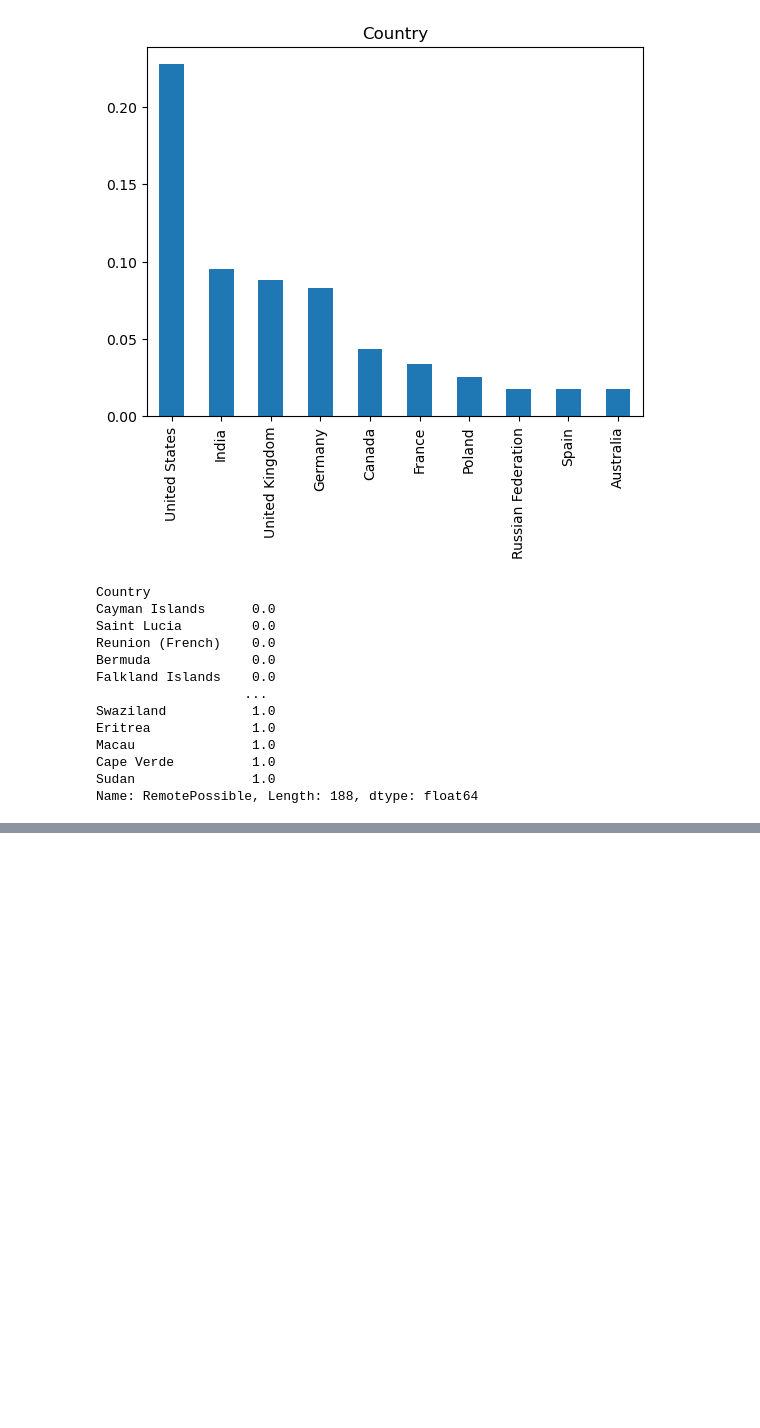
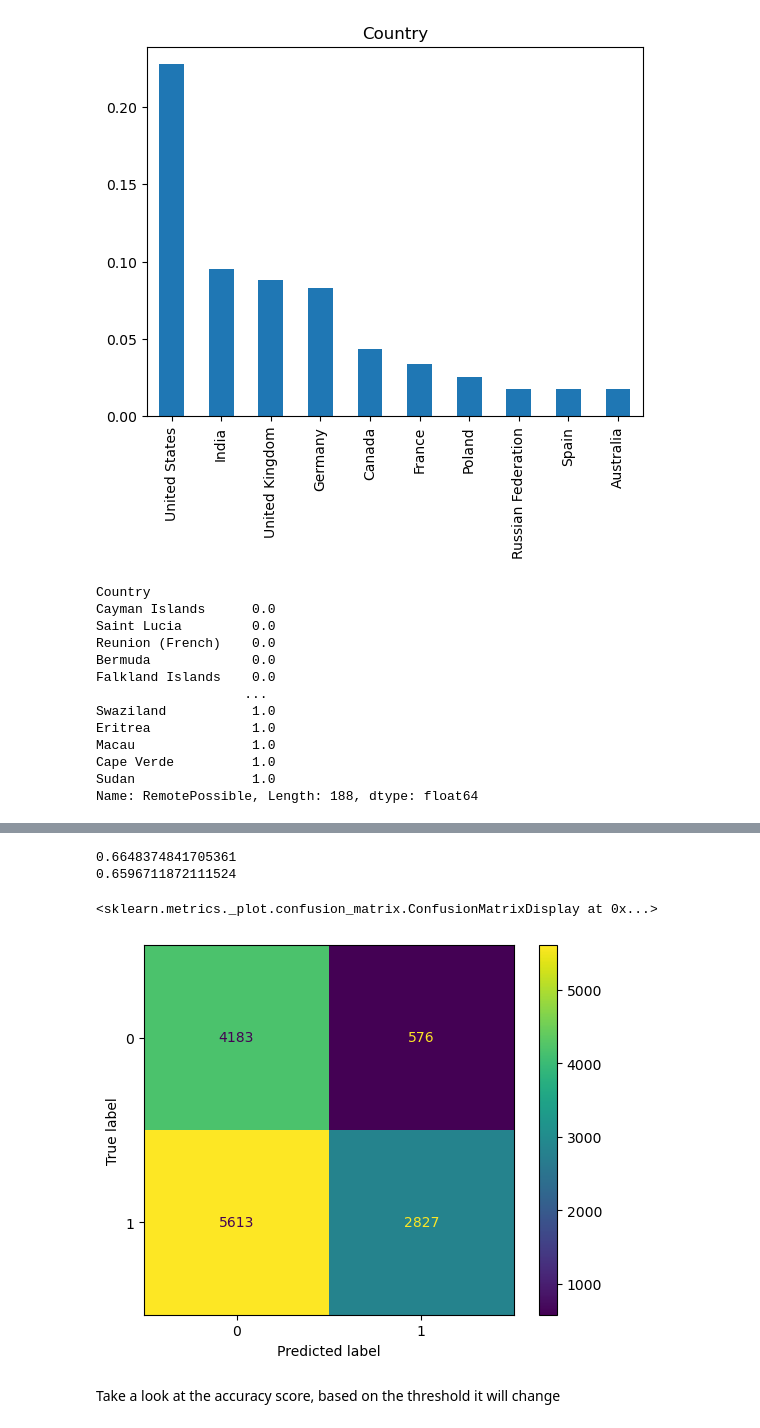
Before and after one commit to RamonaScha/udacity-data-science-project-1, a Jupyter notebook: notebooks/2017_stackoverflow_udacity.ipynb, the cells around one changed output, grey strips where cells are left out. Drawn from its saved outputs; the diff is of its cells as text; code cells hidden in the pictures; blank space fills up the shorter version.

```diff
--- a/notebooks/2017_stackoverflow_udacity.ipynb
+++ b/notebooks/2017_stackoverflow_udacity.ipynb
@@ -357,2 +297,0 @@ def clean_data(hr):
-# %%
-X, y = clean_data(hr)
@@ -404,0 +511,13 @@ RandomForestClassifier(max_features=0.5, max_samples=500, min_samples_leaf=5,
+# %%
+# clean data with the above function
+X, y = clean_data(
+    hr,
+    [
+        "Professional",
+        "ProgramHobby",
+        "country_groups",
+        "EmploymentStatus",
+        "FormalEducation",
+        "CompanySize",
+    ],
+)
@@ -404,0 +553,5 @@ RandomForestClassifier(max_features=0.5, max_samples=500, min_samples_leaf=5,
+# %%
+clf = RandomForestClassifier(
+    n_estimators=80, max_samples=500, max_features=0.5, min_samples_leaf=5
+)
+clf.fit(X_train.values, y_train.values)
@@ -630,0 +569,17 @@ model.fit(X, y, **kwargs)
+# %%
+#train score
+print(clf.score(X_train.values, y_train.values, sample_weight=None))
+# test score
+print(clf.score(X_test.values, y_test.values, sample_weight=None))
+# %% [output]
+0.6648374841705361
+0.6596711872111524
+# %%
+cm = confusion_matrix(y_test, np.where(y_pred[:, 1] < 0.7, 0, 1))
+
+ConfusionMatrixDisplay(confusion_matrix=cm).plot()
+# %% [output]
+<sklearn.metrics._plot.confusion_matrix.ConfusionMatrixDisplay at 0x...>
+[figure, added]
+# %% [markdown]
+Take a look at the accuracy score, based on the threshold it will change
```
Also changed, not shown: parts of 93 cells of this notebook.
